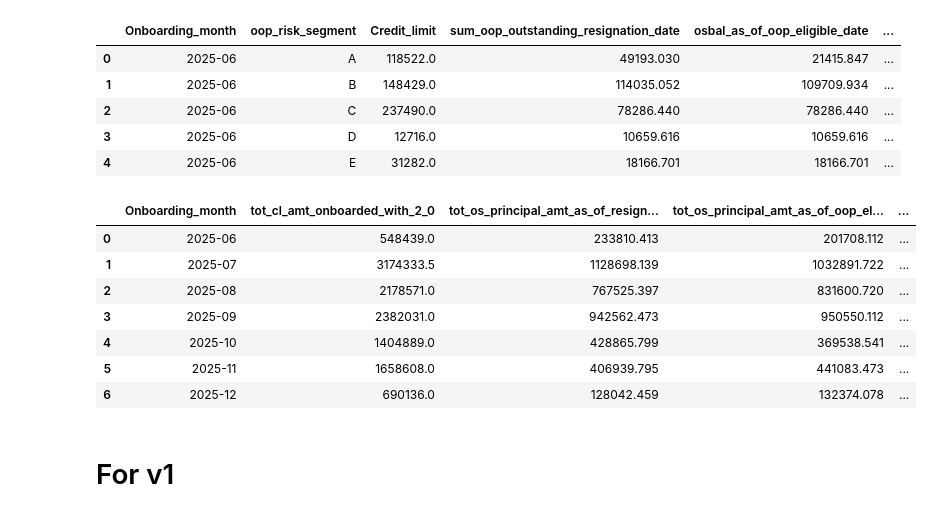
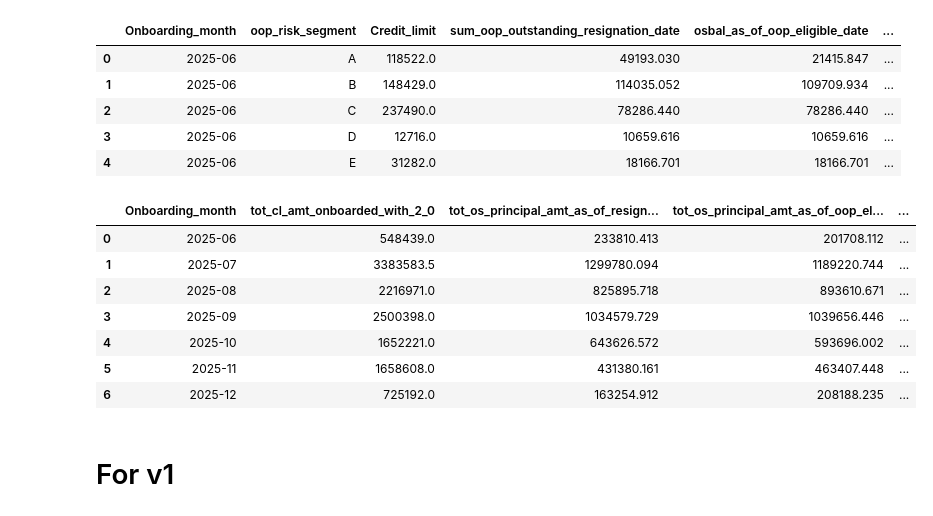
Before and after one commit to dchakroborti-tonik/Tendo_Model_Monitoring_Dashboard, a Jupyter notebook: Tendo_Model_Monitoring_Dashboard_20260325.ipynb, the cells around one changed output. Saved outputs shown, nothing was run; the diff lists cells and outputs as text; code cells hidden in the pictures.

```diff
--- a/Tendo_Model_Monitoring_Dashboard_20260325.ipynb
+++ b/Tendo_Model_Monitoring_Dashboard_20260325.ipynb
@@ -4435,29 +4515,29 @@ data3.head()
 # %%
 data3.to_excel(r"D:\OneDrive - Tonik Financial Pte Ltd\MyStuff\Data Engineering\Tendo_Model_Monitoring_Dashboards_Requirement\Tendo_Monitoring_data\20260330_New_Tendo_Funnel_scorecard2_0_peso_monthly_dec25.xlsx", sheet_name='New_Tendo_funnel_sc2_0_peso')
 # %%
-data2 = dd.query(f"""select Onboarding_month,
+data4 = dd.query(f"""select Onboarding_month,
          sum(cast(Credit_limit as numeric)) tot_cl_amt_onboarded_with_2_0,
          --- count(distinct case when ee_resignation_date_correct is not null then employee_id end) as cnt_resigned_employees,
          --- count(distinct case when target_maturity_flag = 1 then employee_id end) as cnt_had_oop_eligible_cnt,
          --- count(distinct case when target = 0 then employee_id end) as cnt_oop_flag_bad_fpd30,
          --- count(distinct case when target = 1 then employee_id end) as cnt_oop_flag_good_fpd30,
-         sum(case when ee_resignation_date_correct is not null and date(ee_resignation_date_correct) < '2026-02-01' then cast(osbal_as_of_resignation_date as numeric) else 0 end) as tot_os_principal_amt_as_of_resignation_date,
-         sum(case when ee_resignation_date_correct is not null and date(ee_resignation_date_correct) < '2026-02-01' and target_maturity_flag = 1 then cast(osbal_as_of_oop_eligible_date as numeric) else 0 end) as tot_os_principal_amt_as_of_oop_eligible_dt,
-         sum(case when ee_resignation_date_correct is not null and date(ee_resignation_date_correct) < '2026-02-01' and target_maturity_flag = 1 and target = 0 then cast(coalesce(osbal_as_of_current_date, 0) as numeric) end) as tot_os_principal_amt_from_bad_customers,
+         sum(case when ee_resignation_date_correct is not null and date(ee_resignation_date_correct) < '2026-03-01' then cast(osbal_as_of_resignation_date as numeric) else 0 end) as tot_os_principal_amt_as_of_resignation_date,
+         sum(case when ee_resignation_date_correct is not null and date(ee_resignation_date_correct) < '2026-03-01' and target_maturity_flag = 1 then cast(osbal_as_of_oop_eligible_date as numeric) else 0 end) as tot_os_principal_amt_as_of_oop_eligible_dt,
+         sum(case when ee_resignation_date_correct is not null and date(ee_resignation_date_correct) < '2026-03-01' and target_maturity_flag = 1 and target = 0 then cast(coalesce(osbal_as_of_current_date, 0) as numeric) end) as tot_os_principal_amt_from_bad_customers,
          from data1
                  group by 1
                  order by 1
                    """
          ).to_df()
 # %%
-data2.sort_values(by='Onboarding_month')
+data4.sort_values(by='Onboarding_month')
 # %% [output]
 |  | Onboarding_month | tot_cl_amt_onboarded_with_2_0 | tot_os_principal_amt_as_of_resign... | tot_os_principal_amt_as_of_oop_el... | ... |
 | 0 | 2025-06 | 548439.0 | 233810.413 | 201708.112 | ... |
-| 1 | 2025-07 | 3174333.5 | 1128698.139 | 1032891.722 | ... |
-| 2 | 2025-08 | 2178571.0 | 767525.397 | 831600.720 | ... |
-| 3 | 2025-09 | 2382031.0 | 942562.473 | 950550.112 | ... |
-| 4 | 2025-10 | 1404889.0 | 428865.799 | 369538.541 | ... |
-| 5 | 2025-11 | 1658608.0 | 406939.795 | 441083.473 | ... |
-| 6 | 2025-12 | 690136.0 | 128042.459 | 132374.078 | ... |
+| 1 | 2025-07 | 3383583.5 | 1299780.094 | 1189220.744 | ... |
+| 2 | 2025-08 | 2216971.0 | 825895.718 | 893610.671 | ... |
+| 3 | 2025-09 | 2500398.0 | 1034579.729 | 1039656.446 | ... |
+| 4 | 2025-10 | 1652221.0 | 643626.572 | 593696.002 | ... |
+| 5 | 2025-11 | 1658608.0 | 431380.161 | 463407.448 | ... |
+| 6 | 2025-12 | 725192.0 | 163254.912 | 208188.235 | ... |
 # %%
```
Also changed, not shown: parts of 120 cells of this notebook, 8 other files.
